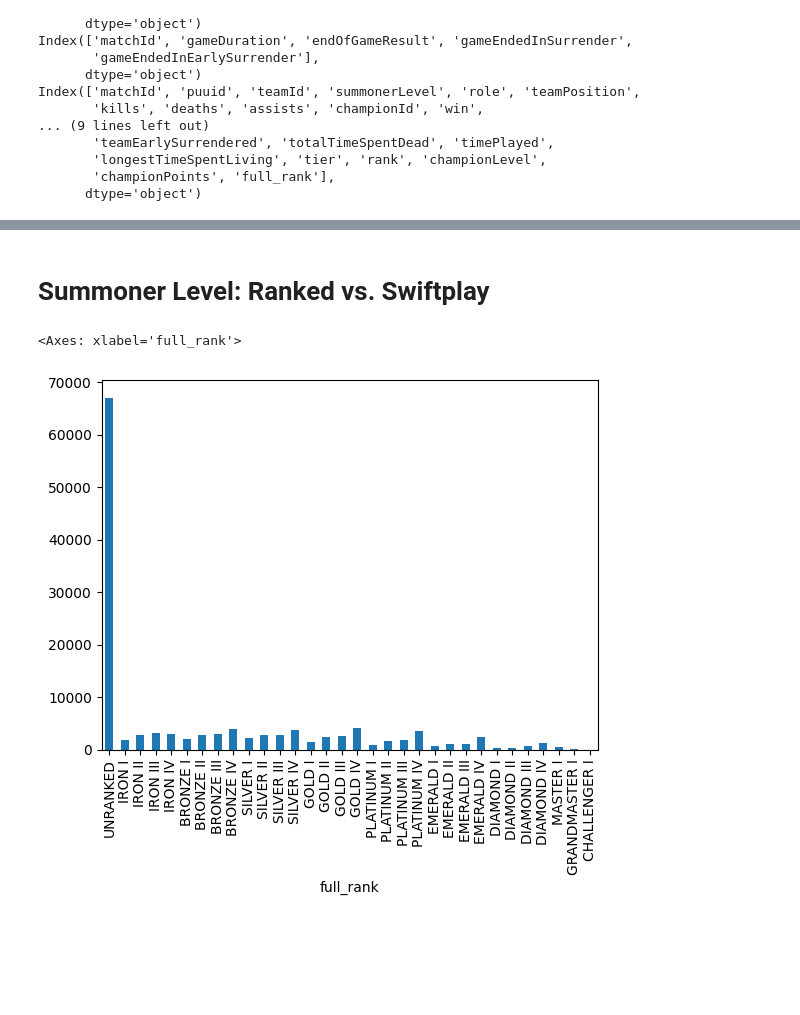
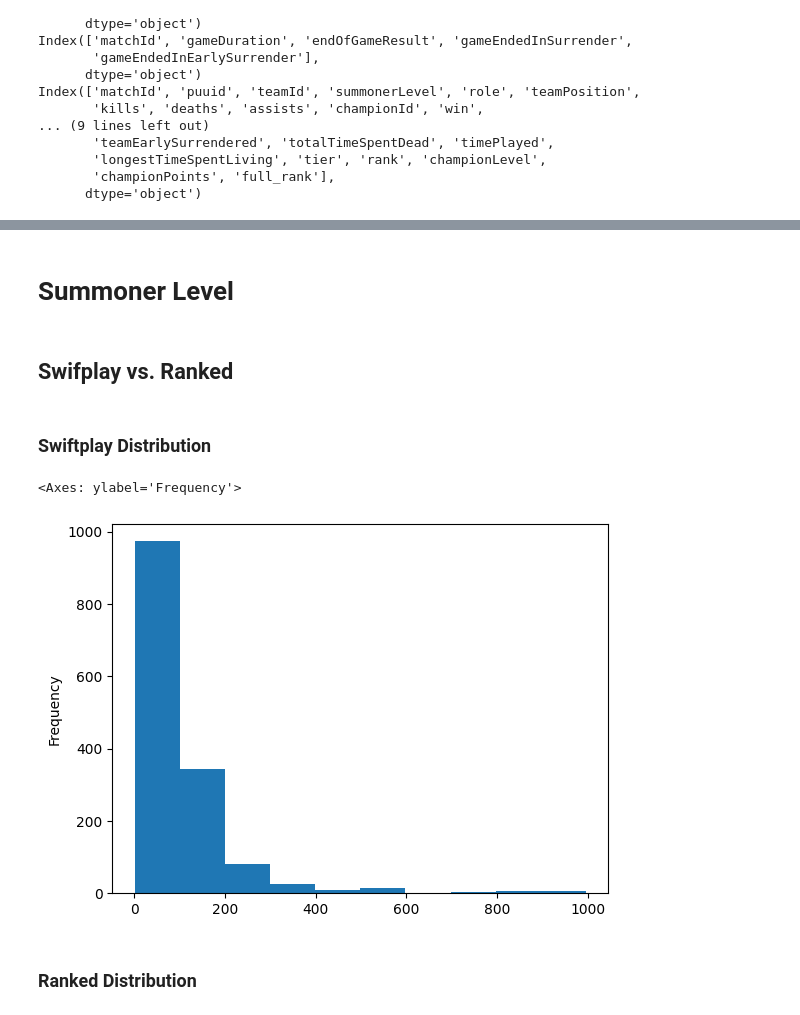
Before and after one commit to mdcUM/swiftplay-analysis, a Jupyter notebook: fairness_and_competitive_balance.ipynb, the cells around one changed output, grey strips where cells are left out. Cells and saved outputs as stored; diff of their text form; code cells hidden in the pictures; blank space fills up the shorter version.

```diff
--- a/fairness_and_competitive_balance.ipynb
+++ b/fairness_and_competitive_balance.ipynb
@@ -31,8 +87,14 @@ Index(['matchId', 'puuid', 'teamId', 'summonerLevel', 'role', 'teamPosition',
 # %% [markdown]
-# Summoner Level: Ranked vs. Swiftplay
+# Summoner Level
+# %% [markdown]
+## Swifplay vs. Ranked
+# %% [markdown]
+### Swiftplay Distribution
 # %%
-swiftplay_player_match_data["full_rank"].value_counts().reindex(rank_order).plot(kind='bar')
+swiftplay_player_match_data["summonerLevel"].value_counts().plot(kind='hist')
 # %% [output]
-<Axes: xlabel='full_rank'>
+<Axes: ylabel='Frequency'>
-[figure, old version]
+[figure, new version]
+# %% [markdown]
+### Ranked Distribution
 # %%
```
Also changed, not shown: parts of 17 cells of this notebook.
